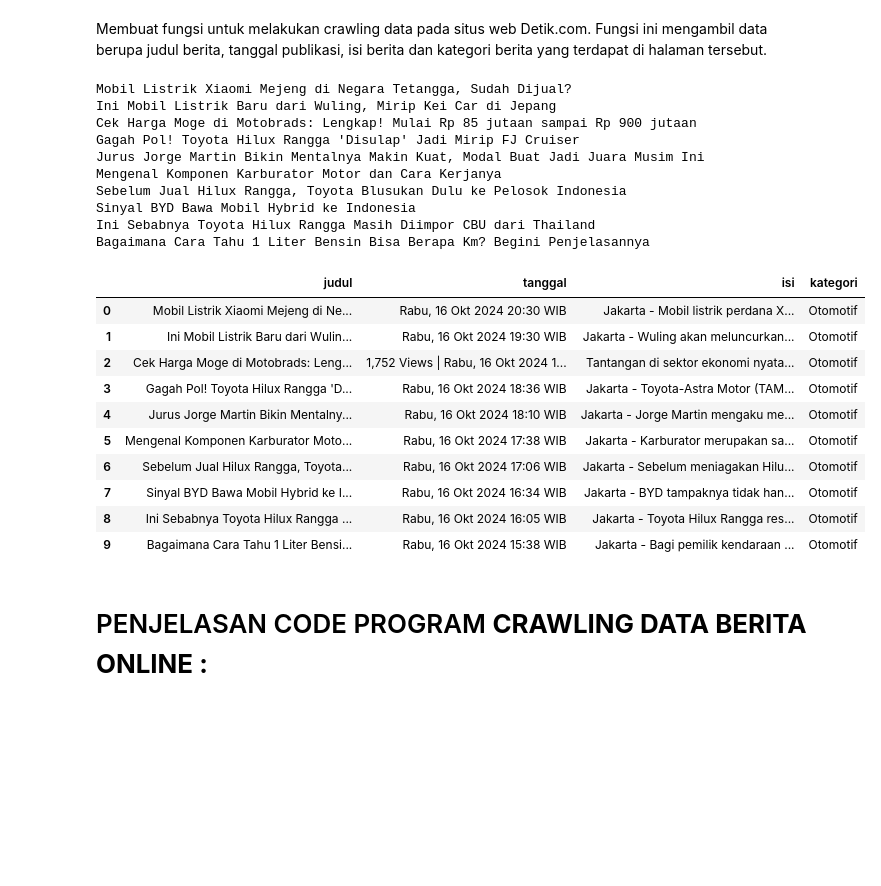
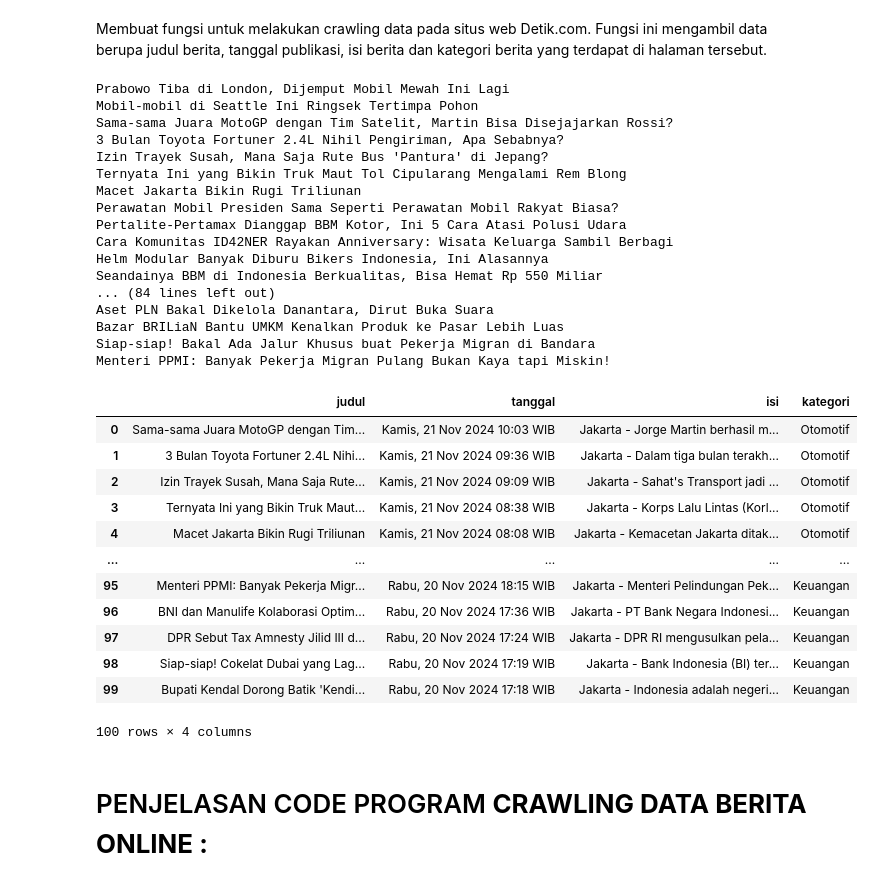
Before and after one commit to Iqbalsuryaa/PPWA, a Jupyter notebook: _sources/Tugas-PPWA/Tugas01.ipynb, the cells around one changed output. Drawn from its saved outputs; the diff is of its cells as text; code cells hidden in the pictures; blank space fills up the shorter version.

```diff
--- a/_sources/Tugas-PPWA/Tugas01.ipynb
+++ b/_sources/Tugas-PPWA/Tugas01.ipynb
@@ -264,7 +264,7 @@ def get_data(url, kategori, min_articles_per_category):
         isi.append(content)
         kategori_list.append(kategori)
 
-        if len(judul) <= 10:
+        if len(judul) <= 100:
             print(title)
         time.sleep(1)
 
@@ -302,30 +302,39 @@ df = pd.DataFrame({"judul": judul, "tanggal": tanggal, "isi": isi, "kategori": k
 # Menyimpan dataframe ke file csv
 df.to_csv("Crawl-berita-Otomotif&Finance.csv", index=False)
 # %% [output]
-Mobil Listrik Xiaomi Mejeng di Negara Tetangga, Sudah Dijual?
-Ini Mobil Listrik Baru dari Wuling, Mirip Kei Car di Jepang
-Cek Harga Moge di Motobrads: Lengkap! Mulai Rp 85 jutaan sampai Rp 900 jutaan
-Gagah Pol! Toyota Hilux Rangga 'Disulap' Jadi Mirip FJ Cruiser
-Jurus Jorge Martin Bikin Mentalnya Makin Kuat, Modal Buat Jadi Juara Musim Ini
-Mengenal Komponen Karburator Motor dan Cara Kerjanya
-Sebelum Jual Hilux Rangga, Toyota Blusukan Dulu ke Pelosok Indonesia
-Sinyal BYD Bawa Mobil Hybrid ke Indonesia
-Ini Sebabnya Toyota Hilux Rangga Masih Diimpor CBU dari Thailand
-Bagaimana Cara Tahu 1 Liter Bensin Bisa Berapa Km? Begini Penjelasannya
+Prabowo Tiba di London, Dijemput Mobil Mewah Ini Lagi
+Mobil-mobil di Seattle Ini Ringsek Tertimpa Pohon
+Sama-sama Juara MotoGP dengan Tim Satelit, Martin Bisa Disejajarkan Rossi?
+3 Bulan Toyota Fortuner 2.4L Nihil Pengiriman, Apa Sebabnya?
+Izin Trayek Susah, Mana Saja Rute Bus 'Pantura' di Jepang?
+Ternyata Ini yang Bikin Truk Maut Tol Cipularang Mengalami Rem Blong
+Macet Jakarta Bikin Rugi Triliunan
+Perawatan Mobil Presiden Sama Seperti Perawatan Mobil Rakyat Biasa?
+Pertalite-Pertamax Dianggap BBM Kotor, Ini 5 Cara Atasi Polusi Udara
+Cara Komunitas ID42NER Rayakan Anniversary: Wisata Keluarga Sambil Berbagi
+Helm Modular Banyak Diburu Bikers Indonesia, Ini Alasannya
+Seandainya BBM di Indonesia Berkualitas, Bisa Hemat Rp 550 Miliar
+... (84 lines left out)
+Aset PLN Bakal Dikelola Danantara, Dirut Buka Suara
+Bazar BRILiaN Bantu UMKM Kenalkan Produk ke Pasar Lebih Luas
+Siap-siap! Bakal Ada Jalur Khusus buat Pekerja Migran di Bandara
+Menteri PPMI: Banyak Pekerja Migran Pulang Bukan Kaya tapi Miskin!
 # %%
 df=pd.read_csv("Crawl-berita-Otomotif&Finance.csv")
-df.head(10)
+df.head(100)
 # %% [output]
 |  | judul | tanggal | isi | kategori |
-| 0 | Mobil Listrik Xiaomi Mejeng di Ne... | Rabu, 16 Okt 2024 20:30 WIB | Jakarta - Mobil listrik perdana X... | Otomotif |
-| 1 | Ini Mobil Listrik Baru dari Wulin... | Rabu, 16 Okt 2024 19:30 WIB | Jakarta - Wuling akan meluncurkan... | Otomotif |
-| 2 | Cek Harga Moge di Motobrads: Leng... | 1,752 Views | Rabu, 16 Okt 2024 1... | Tantangan di sektor ekonomi nyata... | Otomotif |
-| 3 | Gagah Pol! Toyota Hilux Rangga 'D... | Rabu, 16 Okt 2024 18:36 WIB | Jakarta - Toyota-Astra Motor (TAM... | Otomotif |
-| 4 | Jurus Jorge Martin Bikin Mentalny... | Rabu, 16 Okt 2024 18:10 WIB | Jakarta - Jorge Martin mengaku me... | Otomotif |
-| 5 | Mengenal Komponen Karburator Moto... | Rabu, 16 Okt 2024 17:38 WIB | Jakarta - Karburator merupakan sa... | Otomotif |
-| 6 | Sebelum Jual Hilux Rangga, Toyota... | Rabu, 16 Okt 2024 17:06 WIB | Jakarta - Sebelum meniagakan Hilu... | Otomotif |
-| 7 | Sinyal BYD Bawa Mobil Hybrid ke I... | Rabu, 16 Okt 2024 16:34 WIB | Jakarta - BYD tampaknya tidak han... | Otomotif |
-| 8 | Ini Sebabnya Toyota Hilux Rangga ... | Rabu, 16 Okt 2024 16:05 WIB | Jakarta - Toyota Hilux Rangga res... | Otomotif |
-| 9 | Bagaimana Cara Tahu 1 Liter Bensi... | Rabu, 16 Okt 2024 15:38 WIB | Jakarta - Bagi pemilik kendaraan ... | Otomotif |
+| 0 | Sama-sama Juara MotoGP dengan Tim... | Kamis, 21 Nov 2024 10:03 WIB | Jakarta - Jorge Martin berhasil m... | Otomotif |
+| 1 | 3 Bulan Toyota Fortuner 2.4L Nihi... | Kamis, 21 Nov 2024 09:36 WIB | Jakarta - Dalam tiga bulan terakh... | Otomotif |
+| 2 | Izin Trayek Susah, Mana Saja Rute... | Kamis, 21 Nov 2024 09:09 WIB | Jakarta - Sahat's Transport jadi ... | Otomotif |
+| 3 | Ternyata Ini yang Bikin Truk Maut... | Kamis, 21 Nov 2024 08:38 WIB | Jakarta - Korps Lalu Lintas (Korl... | Otomotif |
+| 4 | Macet Jakarta Bikin Rugi Triliunan | Kamis, 21 Nov 2024 08:08 WIB | Jakarta - Kemacetan Jakarta ditak... | Otomotif |
+| ... | ... | ... | ... | ... |
+| 95 | Menteri PPMI: Banyak Pekerja Migr... | Rabu, 20 Nov 2024 18:15 WIB | Jakarta - Menteri Pelindungan Pek... | Keuangan |
+| 96 | BNI dan Manulife Kolaborasi Optim... | Rabu, 20 Nov 2024 17:36 WIB | Jakarta - PT Bank Negara Indonesi... | Keuangan |
+| 97 | DPR Sebut Tax Amnesty Jilid III d... | Rabu, 20 Nov 2024 17:24 WIB | Jakarta - DPR RI mengusulkan pela... | Keuangan |
+| 98 | Siap-siap! Cokelat Dubai yang Lag... | Rabu, 20 Nov 2024 17:19 WIB | Jakarta - Bank Indonesia (BI) ter... | Keuangan |
+| 99 | Bupati Kendal Dorong Batik 'Kendi... | Rabu, 20 Nov 2024 17:18 WIB | Jakarta - Indonesia adalah negeri... | Keuangan |
+100 rows × 4 columns
 # %% [markdown]
 # PENJELASAN CODE PROGRAM **CRAWLING DATA BERITA ONLINE :**
```
Also changed, not shown: 41 other files.
